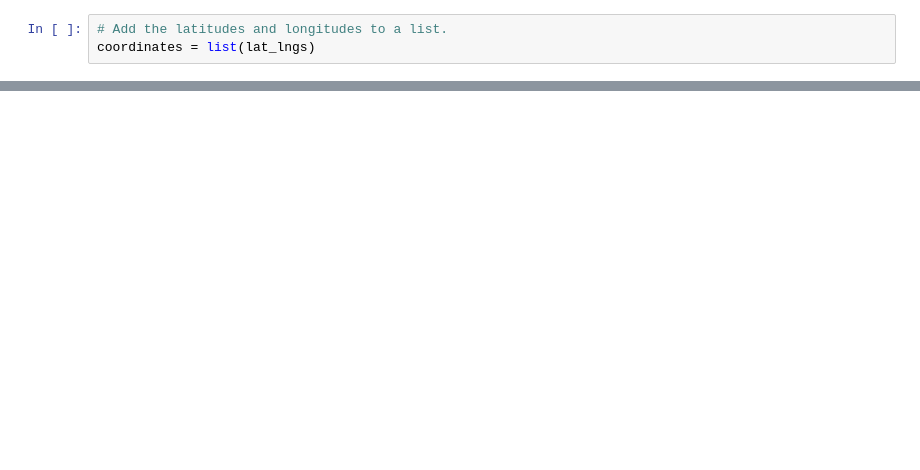
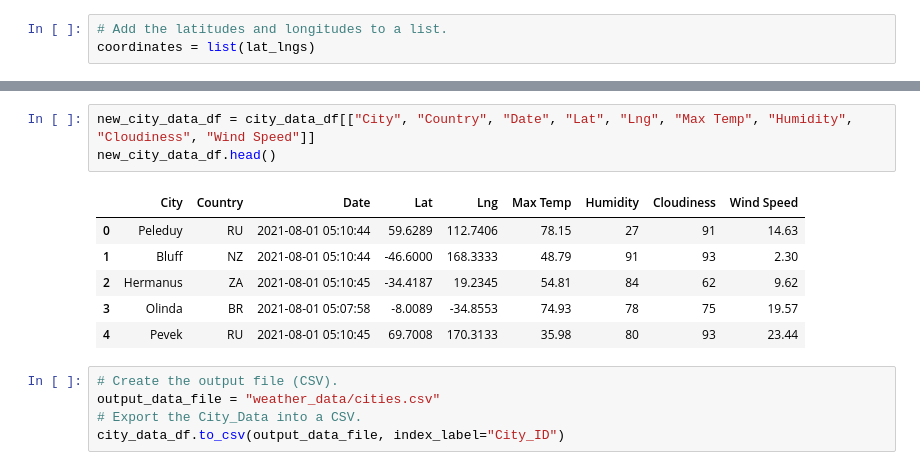
Before and after one commit to joszpr/World_Weather_Analysis, a Jupyter notebook: WeatherPy.ipynb, the cells around one changed output, grey strips where cells are left out. Drawn from its saved outputs; the diff is of its cells as text; blank space fills up the shorter version.

```diff
--- a/WeatherPy.ipynb
+++ b/WeatherPy.ipynb
@@ -55,0 +188,15 @@ len(cities)
+# %%
+new_city_data_df = city_data_df[["City", "Country", "Date", "Lat", "Lng", "Max Temp", "Humidity", "Cloudiness", "Wind Speed"]]
+new_city_data_df.head()
+# %% [output]
+|  | City | Country | Date | Lat | Lng | Max Temp | Humidity | Cloudiness | Wind Speed |
+| 0 | Peleduy | RU | 2021-08-01 05:10:44 | 59.6289 | 112.7406 | 78.15 | 27 | 91 | 14.63 |
+| 1 | Bluff | NZ | 2021-08-01 05:10:44 | -46.6000 | 168.3333 | 48.79 | 91 | 93 | 2.30 |
+| 2 | Hermanus | ZA | 2021-08-01 05:10:45 | -34.4187 | 19.2345 | 54.81 | 84 | 62 | 9.62 |
+| 3 | Olinda | BR | 2021-08-01 05:07:58 | -8.0089 | -34.8553 | 74.93 | 78 | 75 | 19.57 |
+| 4 | Pevek | RU | 2021-08-01 05:10:45 | 69.7008 | 170.3133 | 35.98 | 80 | 93 | 23.44 |
+# %%
+# Create the output file (CSV).
+output_data_file = "weather_data/cities.csv"
+# Export the City_Data into a CSV.
+city_data_df.to_csv(output_data_file, index_label="City_ID")
```
Also changed, not shown: parts of 8 cells of this notebook.
